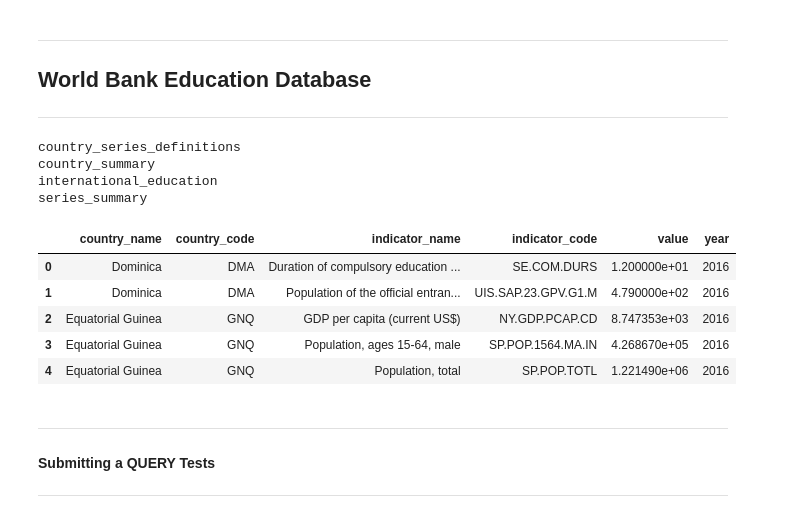
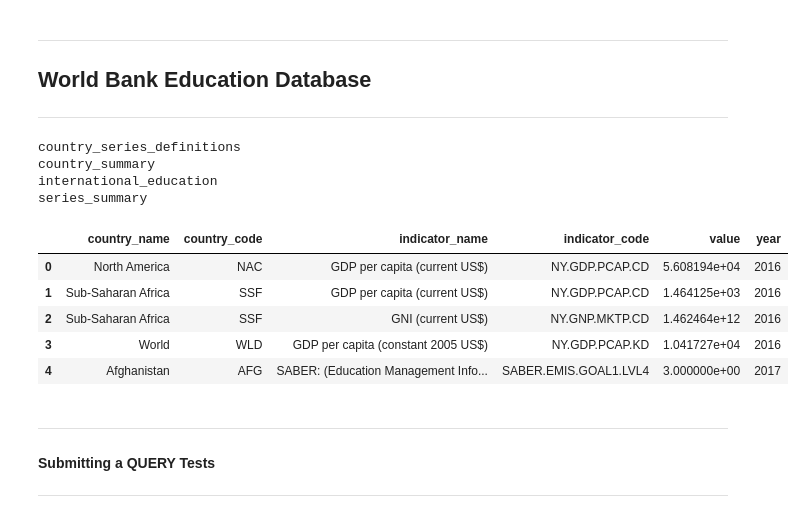
Before and after one commit to leftkal/Covid-Vaccination-RDF-Knowledge, a Jupyter notebook: COVID_19_World_Vaccination_Dataset_analysis.ipynb, the cells around one changed output. Cells and saved outputs as stored; diff of their text form; code cells hidden in the pictures.

Commit message:
added world bank data

```diff
--- a/COVID_19_World_Vaccination_Dataset_analysis.ipynb
+++ b/COVID_19_World_Vaccination_Dataset_analysis.ipynb
@@ -385,40 +385,40 @@ df5.shape
 -----------------------------------
 # %%
 from google.cloud import bigquery
-os.environ["GOOGLE_APPLICATION_CREDENTIALS"]="data/path/to/json"
+os.environ["GOOGLE_APPLICATION_CREDENTIALS"]="data/ai-stamou-551f2b608c13.json"
 client = bigquery.Client()
 
 dataset_ref = client.dataset( 'world_bank_intl_education', project = 'bigquery-public-data')
 dataset = client.get_dataset(dataset_ref)
 
 tables = list(client.list_tables(dataset))
 
 # Show all tables in the Dataset
 for table in tables:
     print(table.table_id)
 
 
 # Create a reference to the Internationa-Education Table
 table_ref = dataset_ref.table('international_education')
 table_Educ = client.get_table(table_ref)
 
 #Info for the Dataset
 table_Educ.schema
 client.list_rows(table_Educ, max_results=5).to_dataframe()
 
 # Keep All the Data in a DataFrame
 #allData =  client.list_rows(table_Educ).to_dataframe()
 # %% [output]
 country_series_definitions
 country_summary
 international_education
 series_summary
 |  | country_name | country_code | indicator_name | indicator_code | value | year |
-| 0 | Dominica | DMA | Duration of compulsory education ... | SE.COM.DURS | 1.200000e+01 | 2016 |
-| 1 | Dominica | DMA | Population of the official entran... | UIS.SAP.23.GPV.G1.M | 4.790000e+02 | 2016 |
-| 2 | Equatorial Guinea | GNQ | GDP per capita (current US$) | NY.GDP.PCAP.CD | 8.747353e+03 | 2016 |
-| 3 | Equatorial Guinea | GNQ | Population, ages 15-64, male | SP.POP.1564.MA.IN | 4.268670e+05 | 2016 |
-| 4 | Equatorial Guinea | GNQ | Population, total | SP.POP.TOTL | 1.221490e+06 | 2016 |
+| 0 | North America | NAC | GDP per capita (current US$) | NY.GDP.PCAP.CD | 5.608194e+04 | 2016 |
+| 1 | Sub-Saharan Africa | SSF | GDP per capita (current US$) | NY.GDP.PCAP.CD | 1.464125e+03 | 2016 |
+| 2 | Sub-Saharan Africa | SSF | GNI (current US$) | NY.GNP.MKTP.CD | 1.462464e+12 | 2016 |
+| 3 | World | WLD | GDP per capita (constant 2005 US$) | NY.GDP.PCAP.KD | 1.041727e+04 | 2016 |
+| 4 | Afghanistan | AFG | SABER: (Education Management Info... | SABER.EMIS.GOAL1.LVL4 | 3.000000e+00 | 2017 |
 # %% [markdown]
 ___________________________________
 #### Submitting a QUERY Tests
```
Also changed, not shown: parts of 15 cells of this notebook, 5 other files.
